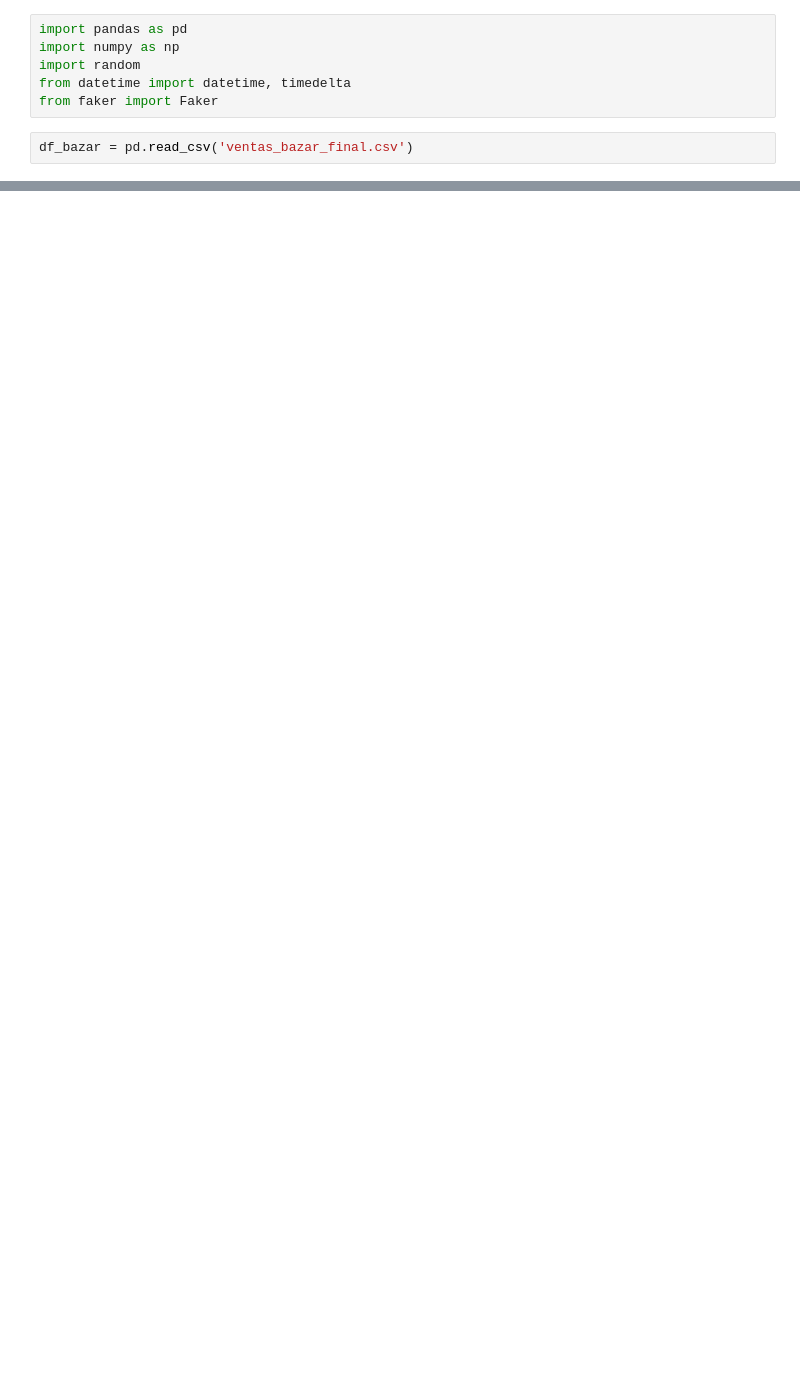
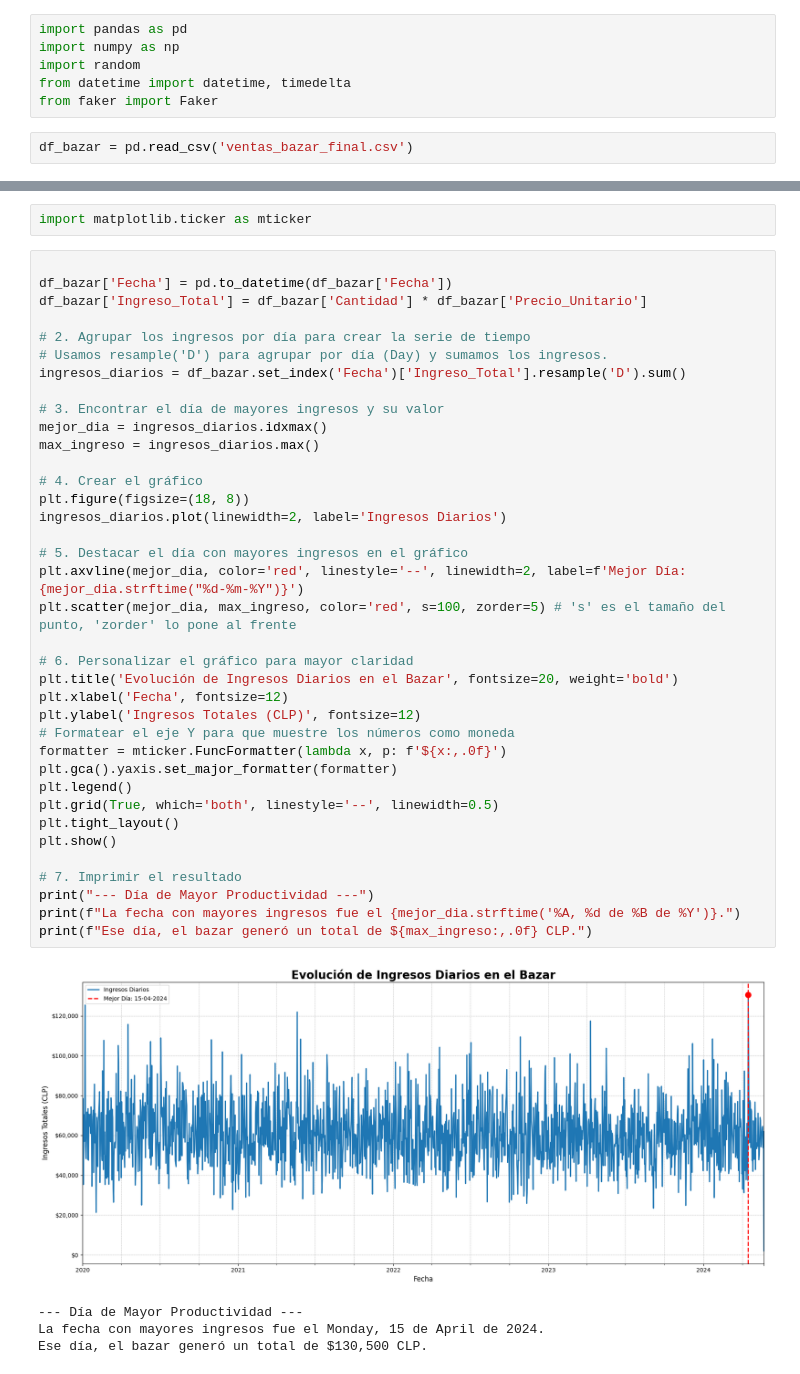
Before and after one commit to Diego-Mardones540/Bazar-don-pepe, a Jupyter notebook: main.ipynb, the cells around one changed output, grey strips where cells are left out. Saved outputs shown, nothing was run; the diff lists cells and outputs as text; blank space fills up the shorter version.

```diff
--- a/main.ipynb
+++ b/main.ipynb
@@ -275,0 +323,44 @@ dtype: int64
+# %%
+import matplotlib.ticker as mticker
+# %%
+
+df_bazar['Fecha'] = pd.to_datetime(df_bazar['Fecha'])
+df_bazar['Ingreso_Total'] = df_bazar['Cantidad'] * df_bazar['Precio_Unitario']
+
+# 2. Agrupar los ingresos por día para crear la serie de tiempo
+# Usamos resample('D') para agrupar por día (Day) y sumamos los ingresos.
+ingresos_diarios = df_bazar.set_index('Fecha')['Ingreso_Total'].resample('D').sum()
+
+# 3. Encontrar el día de mayores ingresos y su valor
+mejor_dia = ingresos_diarios.idxmax()
+max_ingreso = ingresos_diarios.max()
+
+# 4. Crear el gráfico
+plt.figure(figsize=(18, 8))
+ingresos_diarios.plot(linewidth=2, label='Ingresos Diarios')
+
+# 5. Destacar el día con mayores ingresos en el gráfico
+plt.axvline(mejor_dia, color='red', linestyle='--', linewidth=2, label=f'Mejor Día: {mejor_dia.strftime("%d-%m-%Y")}')
+plt.scatter(mejor_dia, max_ingreso, color='red', s=100, zorder=5) # 's' es el tamaño del punto, 'zorder' lo pone al frente
+
+# 6. Personalizar el gráfico para mayor claridad
+plt.title('Evolución de Ingresos Diarios en el Bazar', fontsize=20, weight='bold')
+plt.xlabel('Fecha', fontsize=12)
+plt.ylabel('Ingresos Totales (CLP)', fontsize=12)
+# Formatear el eje Y para que muestre los números como moneda
+formatter = mticker.FuncFormatter(lambda x, p: f'${x:,.0f}')
+plt.gca().yaxis.set_major_formatter(formatter)
+plt.legend()
+plt.grid(True, which='both', linestyle='--', linewidth=0.5)
+plt.tight_layout()
+plt.show()
+
+# 7. Imprimir el resultado
+print("--- Día de Mayor Productividad ---")
+print(f"La fecha con mayores ingresos fue el {mejor_dia.strftime('%A, %d de %B de %Y')}.")
+print(f"Ese día, el bazar generó un total de ${max_ingreso:,.0f} CLP.")
+# %% [output]
+[figure, added]
+--- Día de Mayor Productividad ---
+La fecha con mayores ingresos fue el Monday, 15 de April de 2024.
+Ese día, el bazar generó un total de $130,500 CLP.
```
Also changed, not shown: parts of 17 cells of this notebook.
